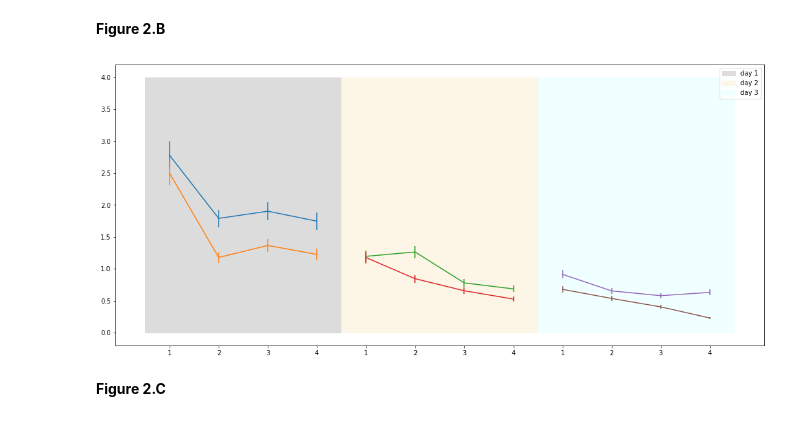
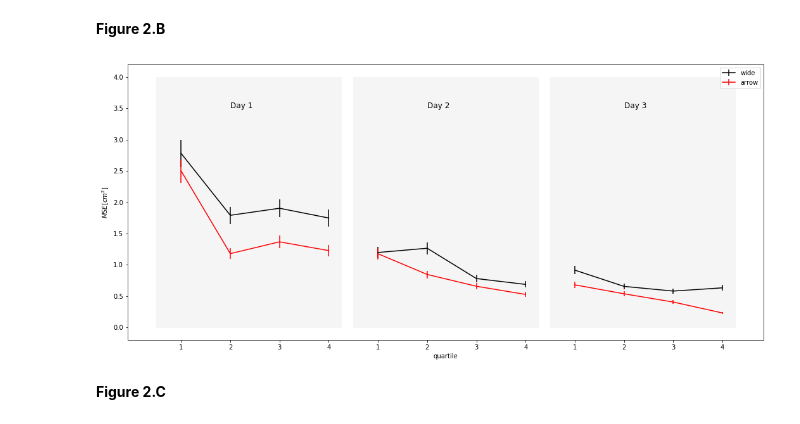
Before and after one commit to gdeside/LGBIO2060_Projects, a Jupyter notebook: Project_1/LGBIO2060_Projet_1_Group_.ipynb, the cells around one changed output. Saved outputs shown, nothing was run; the diff lists cells and outputs as text; code cells hidden in the pictures.

```diff
--- a/Project_1/LGBIO2060_Projet_1_Group_.ipynb
+++ b/Project_1/LGBIO2060_Projet_1_Group_.ipynb
@@ -199,28 +199,33 @@ for i in range(4):
 # %%
 x_plot_1 = np.arange(1,9,1)
 x_plot_2 = np.arange(9,13,1)
 
 plt.figure(figsize = (18,8))
 
-plt.errorbar(np.arange(1,5,1),wide_mean_quartile_day_one,yerr = wide_std_quartile_day_one)
-plt.errorbar(np.arange(1,5,1),arrow_mean_quartile_day_one,yerr = arrow_std_quartile_day_one)
+plt.errorbar(np.arange(1,5,1),wide_mean_quartile_day_one,yerr = wide_std_quartile_day_one,color='black',label="wide")
+plt.errorbar(np.arange(1,5,1),arrow_mean_quartile_day_one,yerr = arrow_std_quartile_day_one,color='red',label="arrow")
 
-plt.errorbar(np.arange(5,9,1),wide_mean_quartile_day_two,yerr = wide_std_quartile_day_two)
-plt.errorbar(np.arange(5,9,1),arrow_mean_quartile_day_two,yerr = arrow_std_quartile_day_two)
+plt.errorbar(np.arange(5,9,1),wide_mean_quartile_day_two,yerr = wide_std_quartile_day_two,color='black')
+plt.errorbar(np.arange(5,9,1),arrow_mean_quartile_day_two,yerr = arrow_std_quartile_day_two,color='red')
 
-plt.errorbar(np.arange(9,13,1),wide_mean_quartile_day_three,yerr = wide_std_quartile_day_three)
-plt.errorbar(np.arange(9,13,1),arrow_mean_quartile_day_three,yerr = arrow_std_quartile_day_three)
+plt.errorbar(np.arange(9,13,1),wide_mean_quartile_day_three,yerr = wide_std_quartile_day_three,color='black')
+plt.errorbar(np.arange(9,13,1),arrow_mean_quartile_day_three,yerr = arrow_std_quartile_day_three,color='red')
 
 
-plt.fill_between(np.arange(0.5,5.5,1),np.ones(5)*4, color='gainsboro',label = "day 1")
-plt.fill_between(np.arange(4.5,9.5,1),np.ones(5)*4, color='oldlace',label = "day 2")
-plt.fill_between(np.arange(8.5,13.5,1),np.ones(5)*4, color='azure',label = "day 3")
+plt.fill_between(np.arange(0.5,4.5,0.25),np.ones(16)*4, color='whitesmoke')
+plt.text(2, 3.5, 'Day 1',size="12")
+plt.fill_between(np.arange(4.5,8.5,0.25),np.ones(16)*4, color='whitesmoke')
+plt.text(6, 3.5, 'Day 2',size="12")
+plt.fill_between(np.arange(8.5,12.5,0.25),np.ones(16)*4, color='whitesmoke')
+plt.text(10, 3.5, 'Day 3',size="12")
 
+plt.xlabel("quartile")
+plt.ylabel("$MSE[cm^{2}]$")
 plt.legend()
 plt.xticks(np.arange(1,13,1),[1,2,3,4,1,2,3,4,1,2,3,4])
 plt.show()
 # %% [output]
-[figure, old version]
+[figure, new version]
 # %% [markdown]
 **Figure 2.C**
 # %%
```
Also changed, not shown: parts of 13 cells of this notebook.
